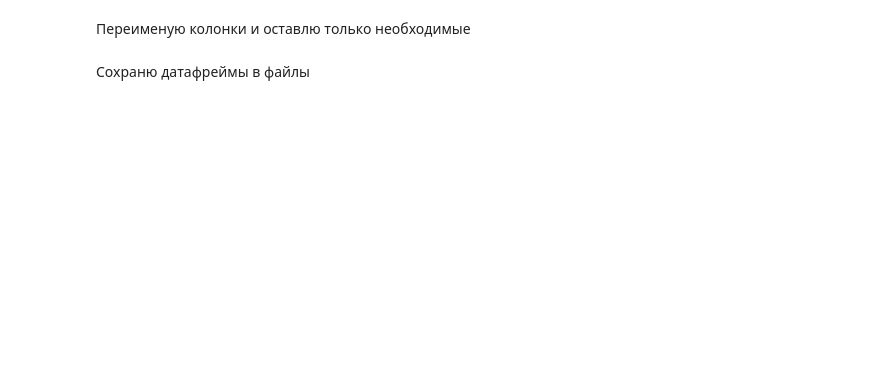
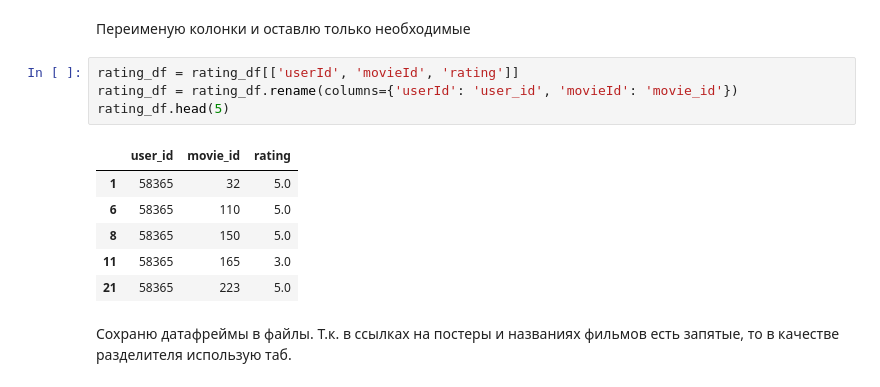
Before and after one commit to inozemtseviv/moodstream-ml, a Jupyter notebook: MoodStream_PREP.ipynb, the cells around one changed output. Drawn from its saved outputs; the diff is of its cells as text; blank space fills up the shorter version.

```diff
--- a/MoodStream_PREP.ipynb
+++ b/MoodStream_PREP.ipynb
@@ -240,4 +249,16 @@ movie_df.head(5)
 # %% [markdown]
 Переименую колонки и оставлю только необходимые
+# %%
+rating_df = rating_df[['userId', 'movieId', 'rating']]
+rating_df = rating_df.rename(columns={'userId': 'user_id', 'movieId': 'movie_id'})
+rating_df.head(5)
+# %% [output]
+|  | user_id | movie_id | rating |
+| 1 | 58365 | 32 | 5.0 |
+| 6 | 58365 | 110 | 5.0 |
+| 8 | 58365 | 150 | 5.0 |
+| 11 | 58365 | 165 | 3.0 |
+| 21 | 58365 | 223 | 5.0 |
 # %% [markdown]
-Сохраню датафреймы в файлы
+Сохраню датафреймы в файлы.
+Т.к. в ссылках на постеры и названиях фильмов есть запятые, то в качестве разделителя использую таб.
```
Also changed, not shown: parts of 4 cells of this notebook, 2 other files.
